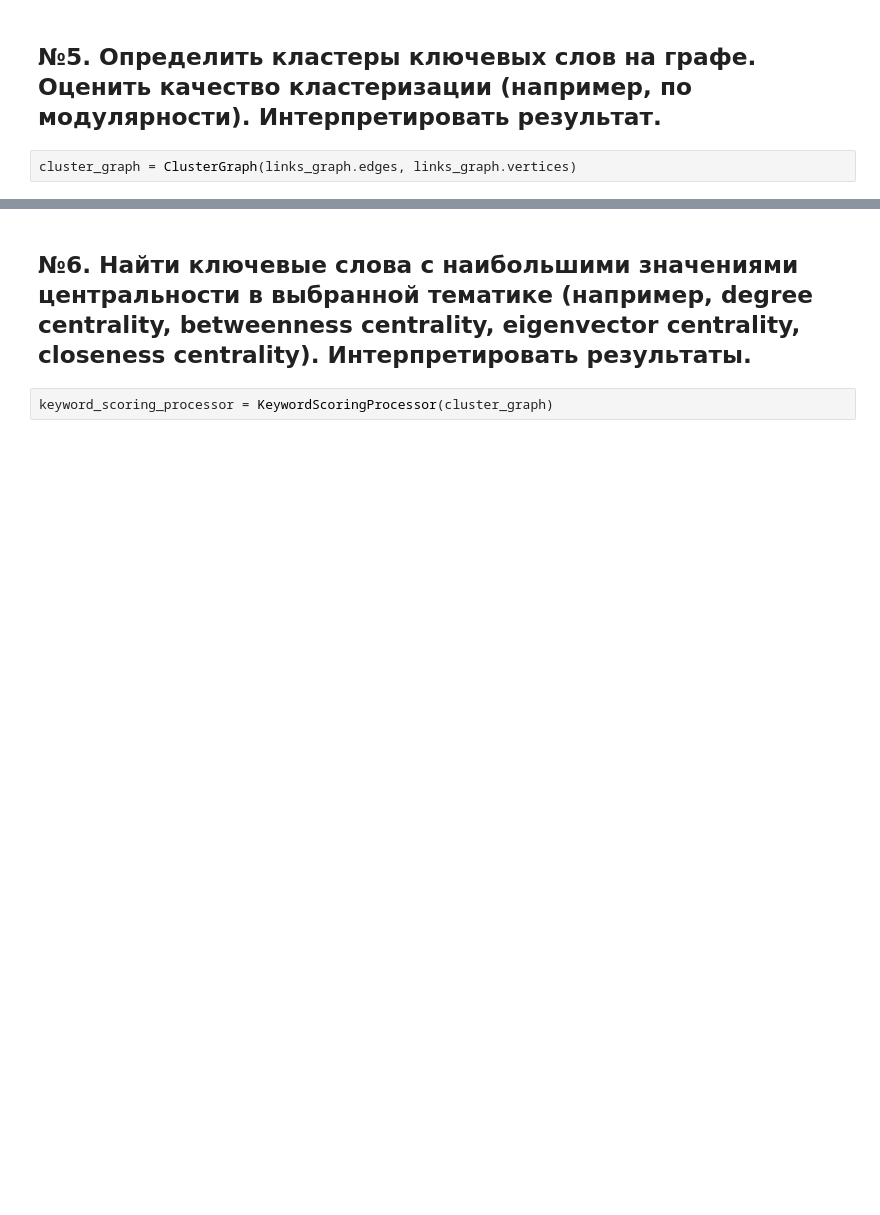
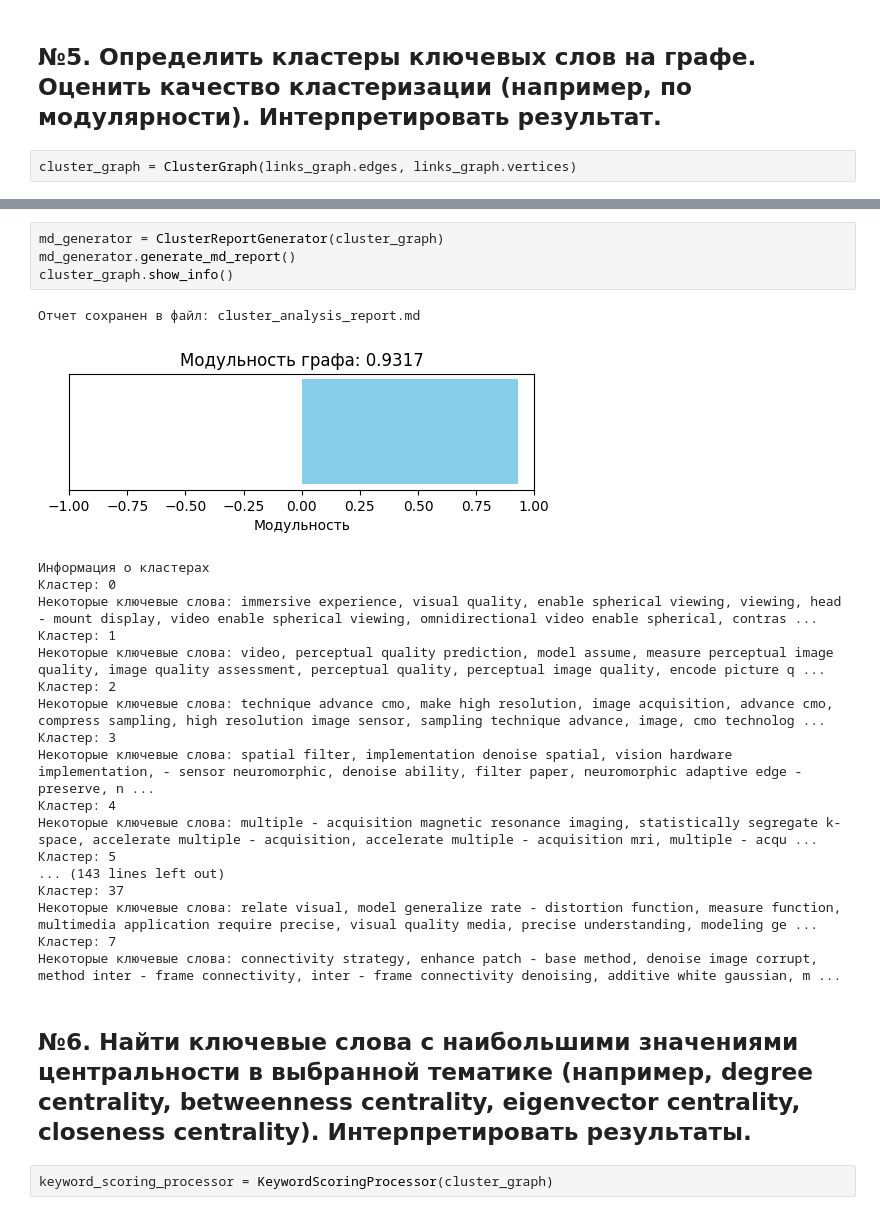
Before and after one commit to DmitryVasilkovW/labs, a Jupyter notebook: lab1/report.ipynb, the cells around one changed output, grey strips where cells are left out. Drawn from its saved outputs; the diff is of its cells as text; blank space fills up the shorter version.

```diff
--- a/lab1/report.ipynb
+++ b/lab1/report.ipynb
@@ -108,3 +131,27 @@ cluster_graph.show_info()
+# %%
+md_generator = ClusterReportGenerator(cluster_graph)
+md_generator.generate_md_report()
+cluster_graph.show_info()
+# %% [output]
+Отчет сохранен в файл: cluster_analysis_report.md
+[figure, added]
+Информация о кластерах
+Кластер: 0
+Некоторые ключевые слова: immersive experience, visual quality, enable spherical viewing, viewing, head - mount display, video enable spherical viewing, omnidirectional video enable spherical, contras ...
+Кластер: 1
+Некоторые ключевые слова: video, perceptual quality prediction, model assume, measure perceptual image quality, image quality assessment, perceptual quality, perceptual image quality, encode picture q ...
+Кластер: 2
+Некоторые ключевые слова: technique advance cmo, make high resolution, image acquisition, advance cmo, compress sampling, high resolution image sensor, sampling technique advance, image, cmo technolog ...
+Кластер: 3
+Некоторые ключевые слова: spatial filter, implementation denoise spatial, vision hardware implementation, - sensor neuromorphic, denoise ability, filter paper, neuromorphic adaptive edge - preserve, n ...
+Кластер: 4
+Некоторые ключевые слова: multiple - acquisition magnetic resonance imaging, statistically segregate k- space, accelerate multiple - acquisition, accelerate multiple - acquisition mri, multiple - acqu ...
+Кластер: 5
+... (143 lines left out)
+Кластер: 37
+Некоторые ключевые слова: relate visual, model generalize rate - distortion function, measure function, multimedia application require precise, visual quality media, precise understanding, modeling ge ...
+Кластер: 7
+Некоторые ключевые слова: connectivity strategy, enhance patch - base method, denoise image corrupt, method inter - frame connectivity, inter - frame connectivity denoising, additive white gaussian, m ...
 # %% [markdown]
 ## №6. Найти ключевые слова с наибольшими значениями центральности в выбранной тематике (например, degree centrality, betweenness centrality, eigenvector centrality, closeness centrality). Интерпретировать результаты.
 # %%
```
Also changed, not shown: parts of 12 cells of this notebook, 11 other files.
